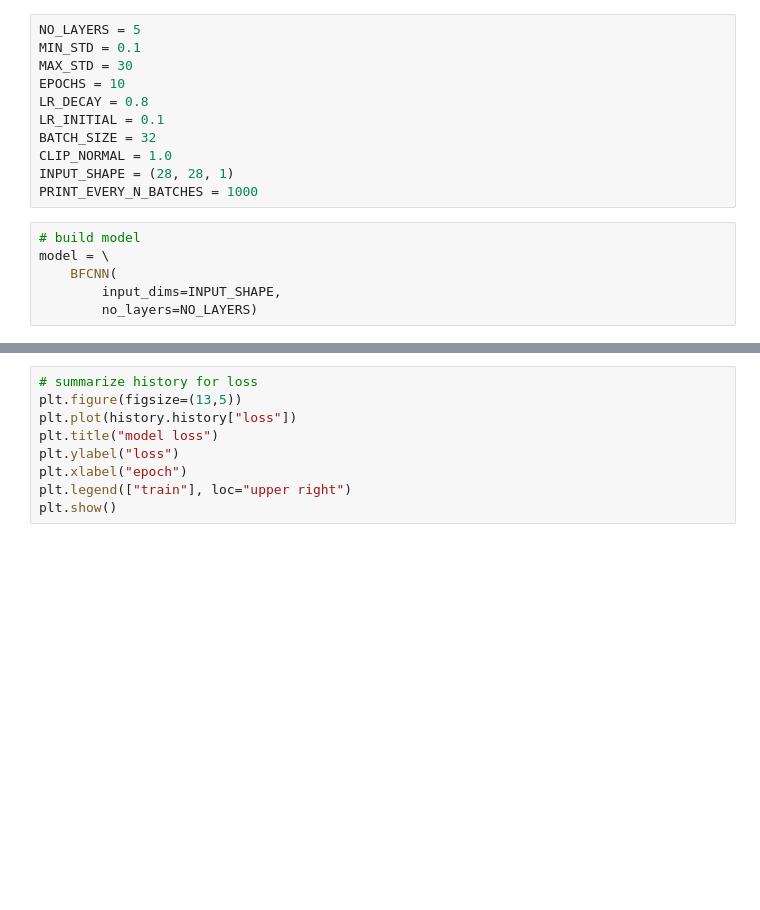
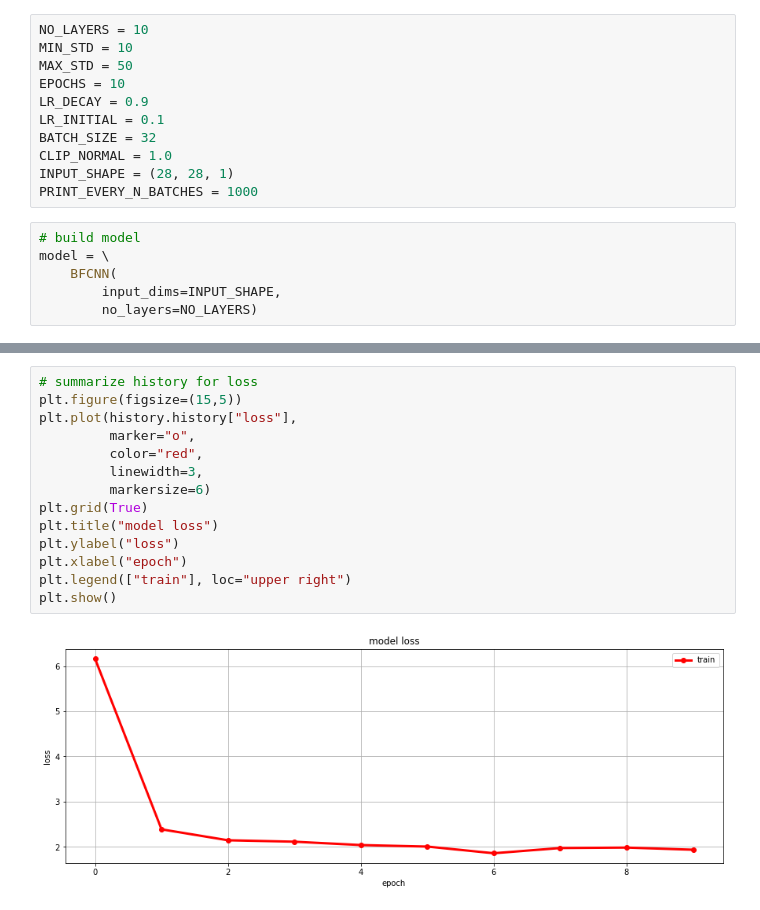
Before and after one commit to NikolasMarkou/blind_image_denoising, a Jupyter notebook: notebooks/test_bfcnn.ipynb, the cells around one changed output, grey strips where cells are left out. Drawn from its saved outputs; the diff is of its cells as text; blank space fills up the shorter version.

```diff
--- a/notebooks/test_bfcnn.ipynb
+++ b/notebooks/test_bfcnn.ipynb
@@ -25,11 +25,11 @@ x_train = np.expand_dims(x_train, axis=3)
 x_test = x_test.astype(np.float32)
 x_test = np.expand_dims(x_test, axis=3)
 # %%
-NO_LAYERS = 5
-MIN_STD = 0.1
-MAX_STD = 30
+NO_LAYERS = 10
+MIN_STD = 10
+MAX_STD = 50
 EPOCHS = 10
-LR_DECAY = 0.8
+LR_DECAY = 0.9
 LR_INITIAL = 0.1
 BATCH_SIZE = 32
 CLIP_NORMAL = 1.0
@@ -71,10 +81,17 @@ Epoch 6/10
 # %%
 # summarize history for loss
-plt.figure(figsize=(13,5))
-plt.plot(history.history["loss"])
+plt.figure(figsize=(15,5))
+plt.plot(history.history["loss"],
+         marker="o",
+         color="red",
+         linewidth=3,
+         markersize=6)
+plt.grid(True)
 plt.title("model loss")
 plt.ylabel("loss")
 plt.xlabel("epoch")
 plt.legend(["train"], loc="upper right")
 plt.show()
+# %% [output]
+[figure, added]
 # %%
```
Also changed, not shown: parts of 2 cells of this notebook.
